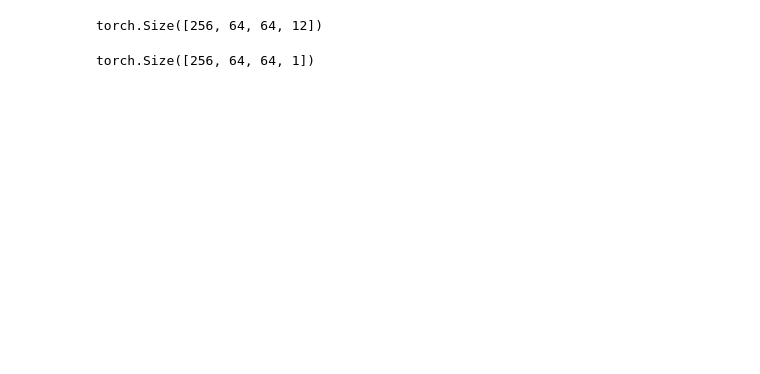
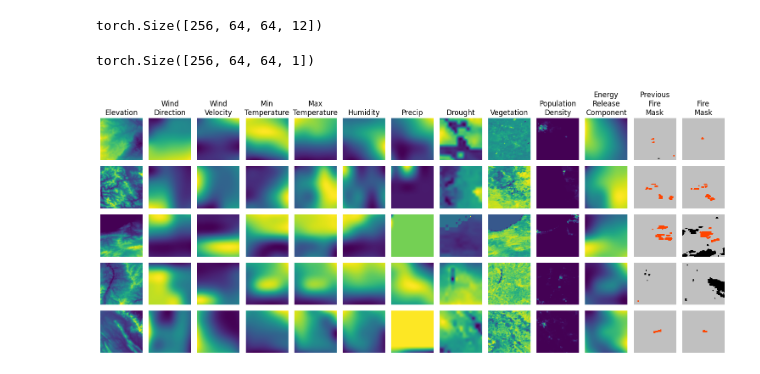
Before and after one commit to tkaraffa/wildfire-spread, a Jupyter notebook: wildfire.ipynb, the cells around one changed output. Drawn from its saved outputs; the diff is of its cells as text; code cells hidden in the pictures; blank space fills up the shorter version.

Commit message:
add visualizations

```diff
--- a/wildfire.ipynb
+++ b/wildfire.ipynb
@@ -70,3 +73,46 @@ labels = labels.reshape(BATCH_SIZE, LENGTH, WIDTH, len(LABELS))
 labels.shape
 # %% [output]
 torch.Size([256, 64, 64, 1])
+# %%
+# visualize features and labels
+
+rows = 5
+cols = 13
+CMAP = colors.ListedColormap(['black', 'silver', 'orangered'])
+BOUNDS = [-1, -0.1, 0.001, 1]
+NORM = colors.BoundaryNorm(BOUNDS, CMAP.N)
+
+TITLES = [
+  'Elevation',
+  'Wind Direction',
+  'Wind Velocity',
+  'Min Temperature',
+  'Max Temperature',
+  'Humidity',
+  'Precip',
+  'Drought',
+  'Vegetation',
+  'Population Density',
+  'Energy Release Component',
+  'Previous Fire Mask',
+  'Fire Mask'
+]
+# %%
+fig = plt.figure(figsize=(15,6.5))
+
+for i in range(rows): # samples
+    for j, plot in enumerate(torch.cat(
+            (features[i], labels[i]), dim=2
+    ).permute(2, 0, 1)):
+        plt.subplot(rows, cols, i*(cols)+j+1)
+        if i==0:
+            title = TITLES[j].replace(' ', '\n')
+            plt.title(title)
+        if j >= cols-2:
+            plt.imshow(plot, cmap=CMAP, norm=NORM)
+        else:
+            plt.imshow(plot, cmap='viridis')
+        plt.axis('off')
+plt.tight_layout()
+# %% [output]
+[figure, added]
```
Also changed, not shown: parts of 1 cell of this notebook.
